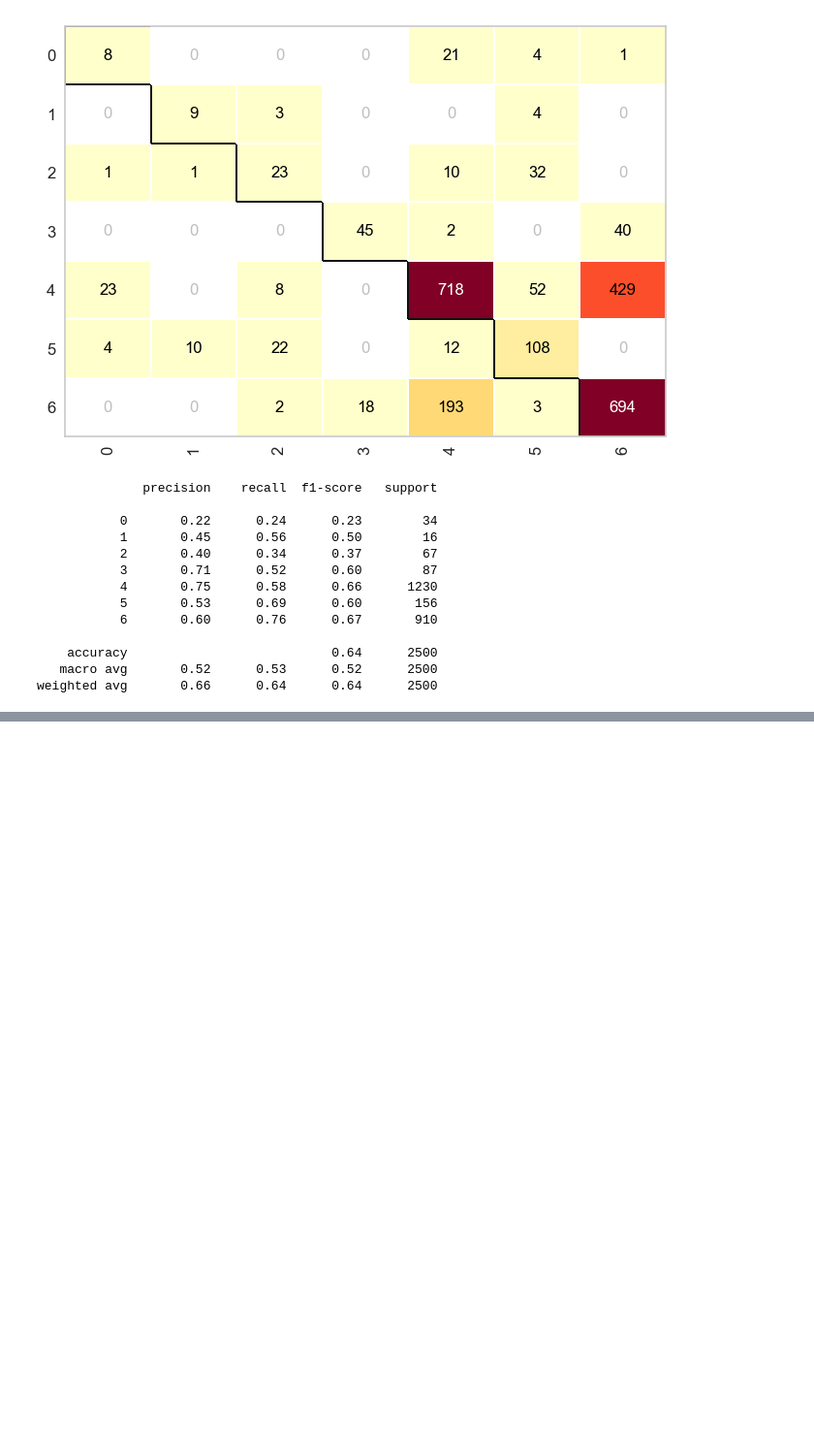
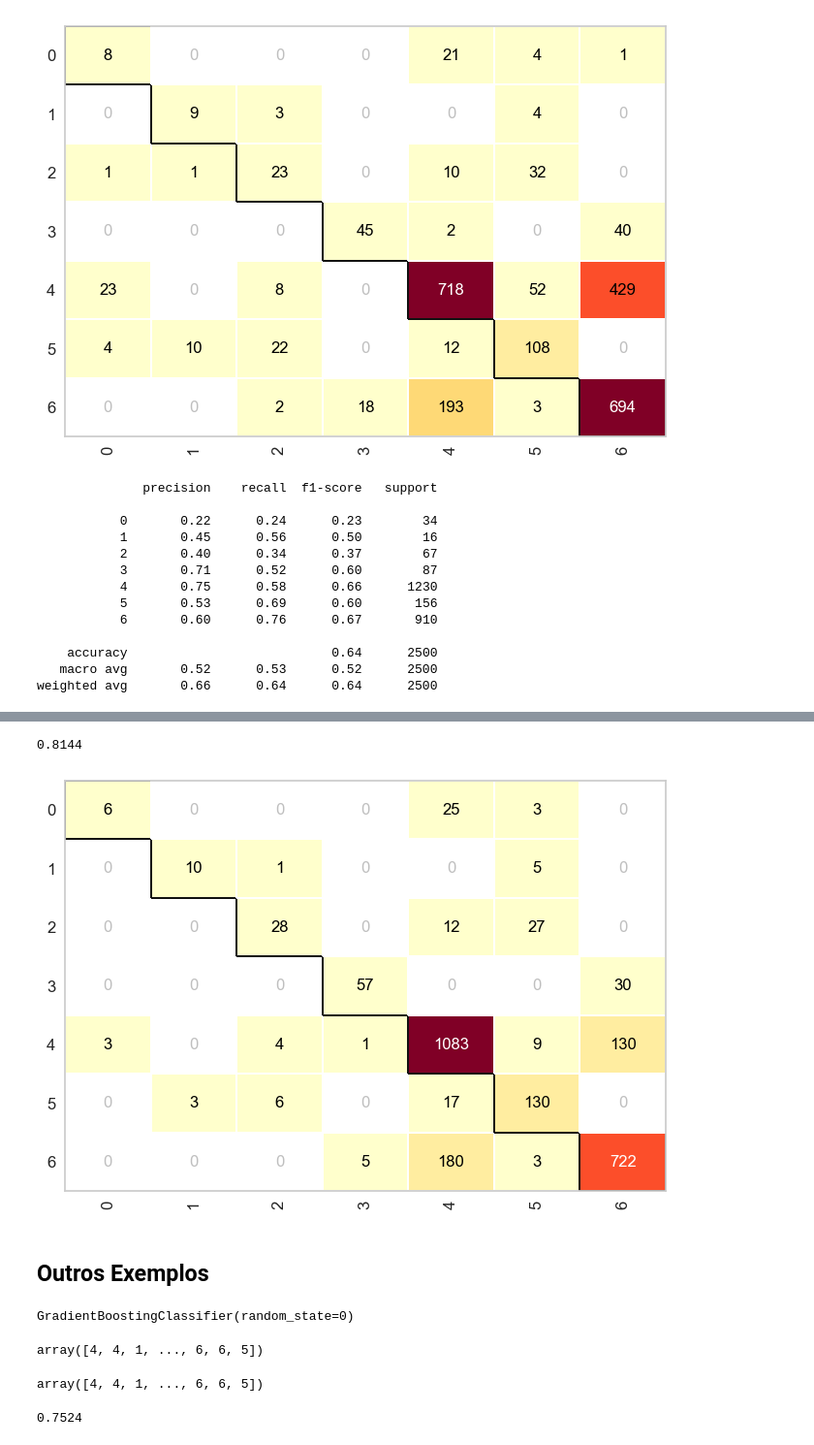
Before and after one commit to Tartacoding/CursoML, a Jupyter notebook: exercicios/exercicioAulaMl.ipynb, the cells around one changed output, grey strips where cells are left out. Shown at 97% size. Drawn from its saved outputs; the diff is of its cells as text; code cells hidden in the pictures; blank space fills up the shorter version.

```diff
--- a/exercicios/exercicio1.1.ipynb
+++ b/exercicios/exercicioAulaMl.ipynb
@@ -365,0 +493,9 @@ weighted avg       0.66      0.64      0.64      2500
+# %%
+cm = ConfusionMatrix(random_forest_classifier)
+cm.fit(X_covType_treinamento, y_covType_treinamento)
+cm.score(X_covType_teste, y_covType_teste)
+# %% [output]
+0.8144
+[figure, added]
+# %% [markdown]
+## Outros Exemplos
@@ -365,0 +504,18 @@ weighted avg       0.66      0.64      0.64      2500
+# %%
+gradient_classifier = GradientBoostingClassifier( random_state=0)
+gradient_classifier.fit(X_covType_treinamento, y_covType_treinamento)
+# %% [output]
+GradientBoostingClassifier(random_state=0)
+# %%
+pred = gradient_classifier.predict(X_covType_teste)
+pred
+# %% [output]
+array([4, 4, 1, ..., 6, 6, 5])
+# %%
+y_covType_teste
+# %% [output]
+array([4, 4, 1, ..., 6, 6, 5])
+# %%
+accuracy_score(y_covType_teste,pred)
+# %% [output]
+0.7524
```
Also changed, not shown: parts of 24 cells of this notebook, 2 other files.
